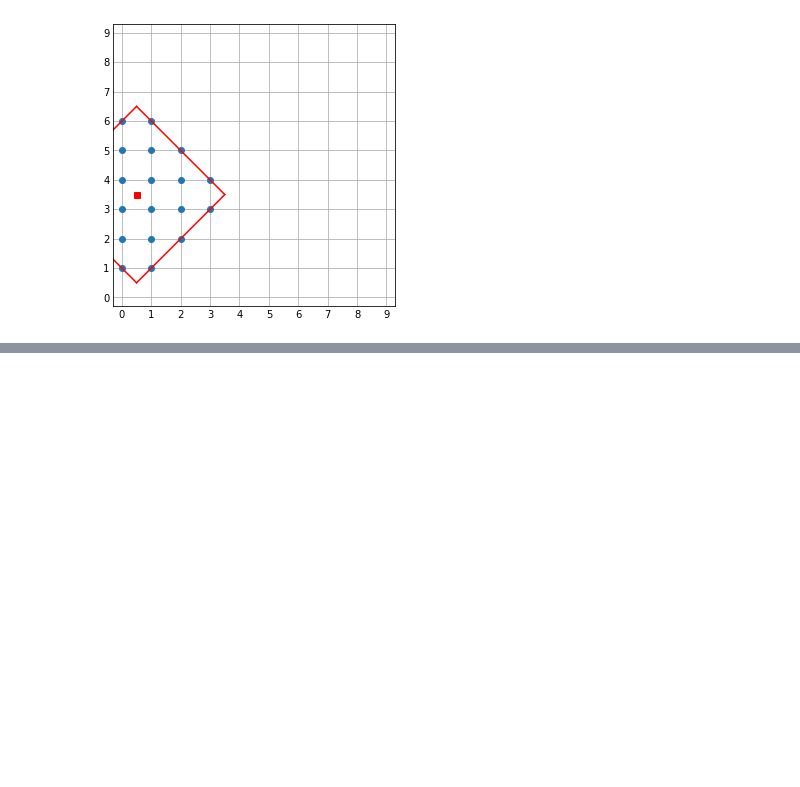
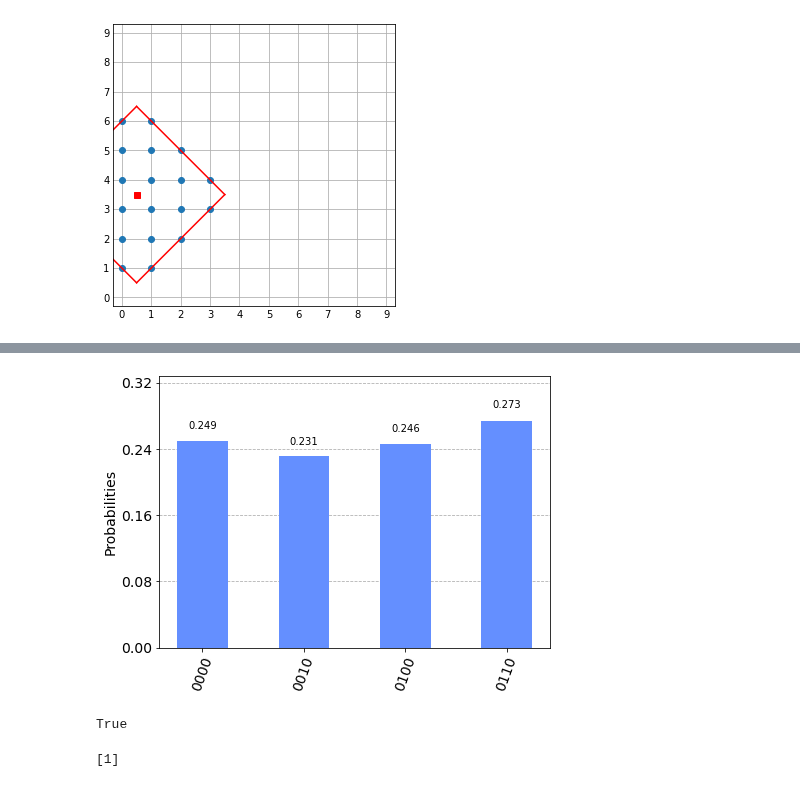
Before and after one commit to KnightShuffler/Quantum-Non-Unitary-Time-Evolution-Public-, a Jupyter notebook: Testing new code.ipynb, the cells around one changed output, grey strips where cells are left out. Drawn from its saved outputs; the diff is of its cells as text; code cells hidden in the pictures; blank space fills up the shorter version.

```diff
--- a/Testing new code.ipynb
+++ b/Testing new code.ipynb
@@ -236,0 +244,22 @@ a+b+(4,5)
+# %%
+from helpers import *
+from qiskit import QuantumCircuit
+
+q_map = {(0,0): 0, (0,1): 1, (1,0): 2, (1,1): 3}
+ps = 0*1 + 1*4 + 2*16 + 3*64
+pd = pauli_index_to_dict(ps, [ (1,1), (1,0), (0,1), (0,0) ])
+print(q_map)
+print(pd)
+bases = get_qc_bases_from_pauli_dict(pd, q_map)
+print(bases)
+
+qc = QuantumCircuit(4, 4)
+for qbit in bases.keys():
+    gate = bases[qbit]
+    if gate == 1:
+        qc.x(qbit)
+    elif gate == 2:
+        qc.y(qbit)
+    elif gate == 3:
+        qc.z(qbit)
+qc.draw()
@@ -236,0 +294,19 @@ a+b+(4,5)
+# %%
+from qiskit import Aer
+sv_sim = Aer.get_backend('statevector_simulator')
+# %%
+e, c = measure(qc, pd, q_map, sv_sim)
+# %%
+from qiskit.visualization import plot_histogram
+plot_histogram(c)
+# %% [output]
+[figure, added]
+# %%
+pd1 = {1:0}
+same_pauli_dicts(pd1, {})
+# %% [output]
+True
+# %%
+list(pd1.keys())
+# %% [output]
+[1]
```
Also changed, not shown: parts of 45 cells of this notebook.
